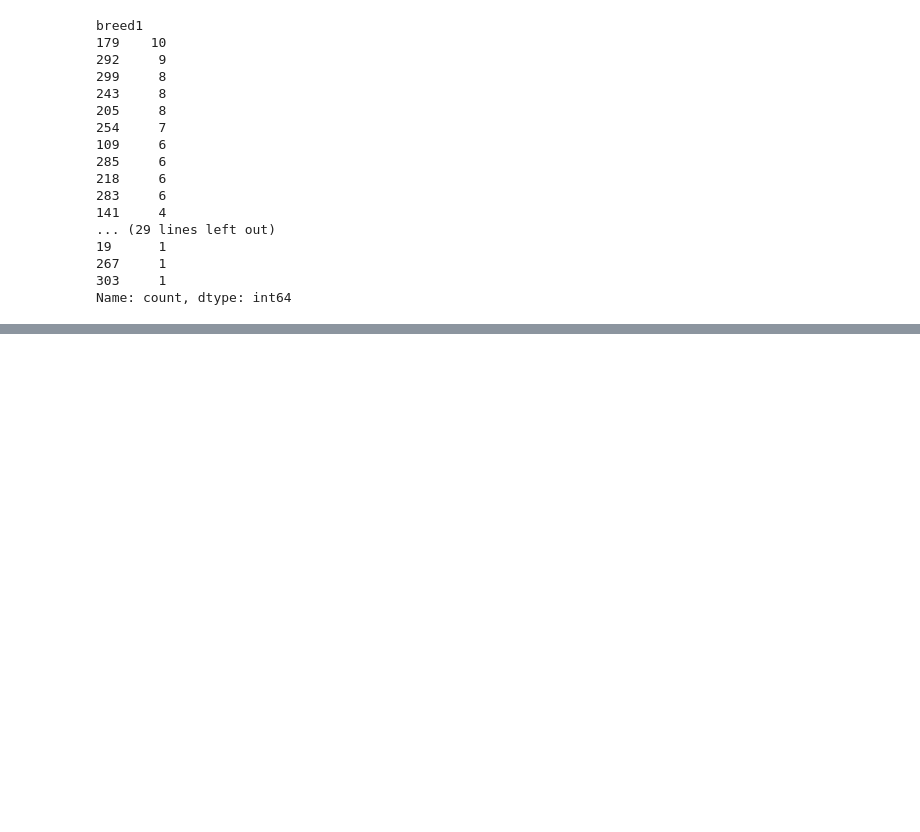
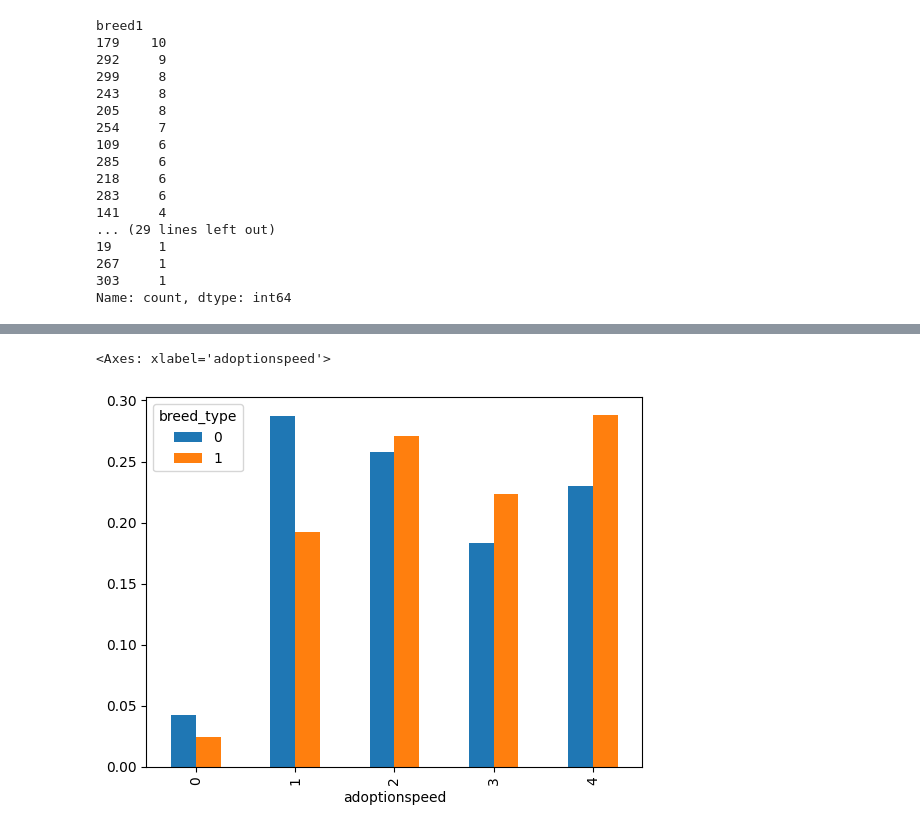
Before and after one commit to LanaCasselmann/ds_capstone_pet_adoptability, a Jupyter notebook: notebooks/pet_eda.ipynb, the cells around one changed output, grey strips where cells are left out. Saved outputs shown, nothing was run; the diff lists cells and outputs as text; code cells hidden in the pictures; blank space fills up the shorter version.

```diff
--- a/notebooks/pet_eda.ipynb
+++ b/notebooks/pet_eda.ipynb
@@ -255,0 +277,7 @@ Name: count, dtype: int64
+# %%
+#we can use this graph in the presentation but separately for cats and dogs
+
+pd.crosstab(df_dropped["adoptionspeed"],df_dropped["breed_type"],normalize="columns").plot.bar()
+# %% [output]
+<Axes: xlabel='adoptionspeed'>
+[figure, added]
```
Also changed, not shown: parts of 12 cells of this notebook.
